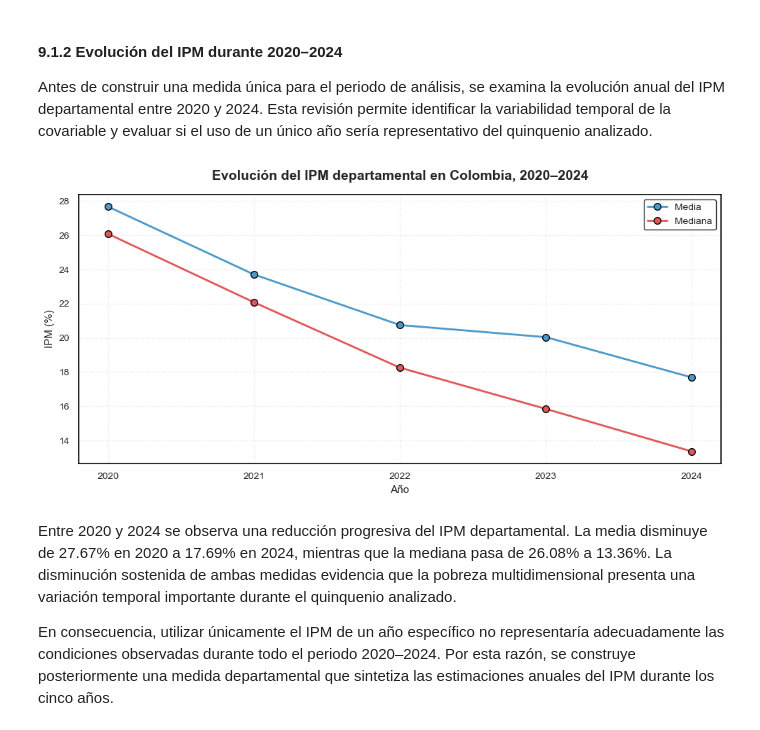
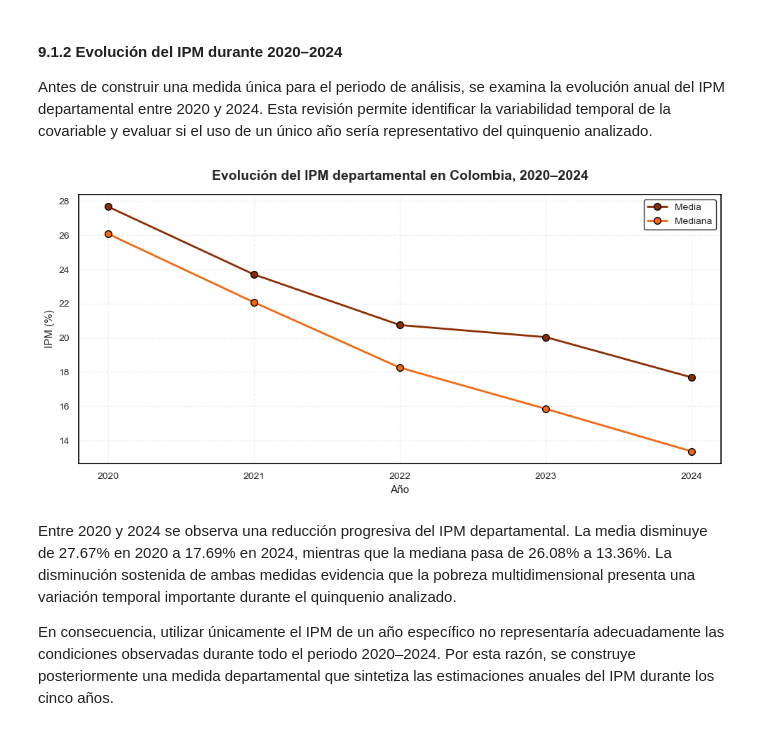
Before and after one commit to miguelpvmr/Priority-cancers-in-Colombia, a Jupyter notebook: notebooks/03 Cáncer_Pulmón.ipynb, the cells around one changed output. Saved outputs shown, nothing was run; the diff lists cells and outputs as text; code cells hidden in the pictures.

```diff
--- a/notebooks/03 Cáncer_Pulmón.ipynb
+++ b/notebooks/03 Cáncer_Pulmón.ipynb
@@ -4542,7 +4467,7 @@ ax.plot(
     markersize=7,
     markeredgecolor="black",
     markeredgewidth=1,
-    color="#4C9ACB",
+    color="#8c2d04",
     linewidth=2,
     label="Media",
     zorder=3
@@ -4555,7 +4480,7 @@ ax.plot(
     markersize=7,
     markeredgecolor="black",
     markeredgewidth=1,
-    color="#E15759",
+    color="#f16913",
     linewidth=2,
     label="Mediana",
     zorder=3
@@ -4580,34 +4505,34 @@ ax.set_ylabel(
 
 ax.set_xticks(range(2020, 2025))
 
 ax.legend(
     frameon=True,
     edgecolor="black",
     fontsize=10
 )
 
 ax.grid(
     axis="both",
     linestyle="--",
     alpha=0.25,
     zorder=1
 )
 
 for spine in ax.spines.values():
     spine.set_visible(True)
     spine.set_color("black")
     spine.set_linewidth(1.2)
 
 ax.tick_params(
     axis="both",
     labelsize=10,
     color="black"
 )
 
 plt.tight_layout()
 plt.show()
 # %% [output]
-[figure, old version]
+[figure, new version]
 # %% [markdown]
 Entre 2020 y 2024 se observa una reducción progresiva del IPM departamental. La media disminuye de 27.67% en 2020 a 17.69% en 2024, mientras que la mediana pasa de 26.08% a 13.36%. La disminución sostenida de ambas medidas evidencia que la pobreza multidimensional presenta una variación temporal importante durante el quinquenio analizado.
 
```
Also changed, not shown: parts of 16 cells of this notebook.
